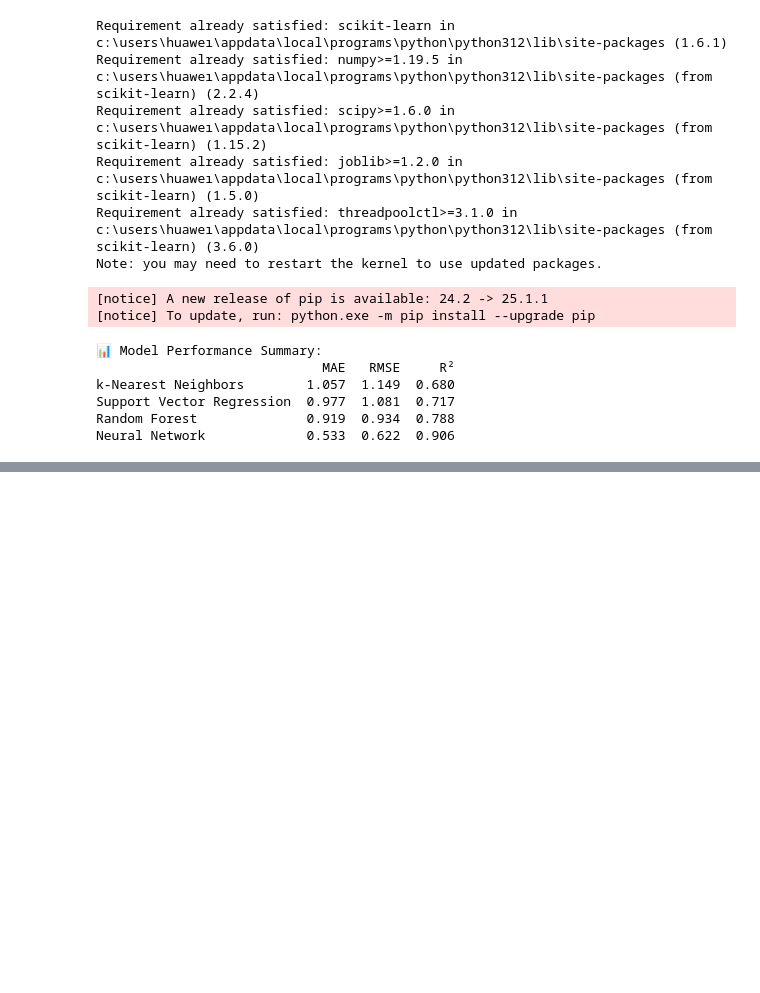
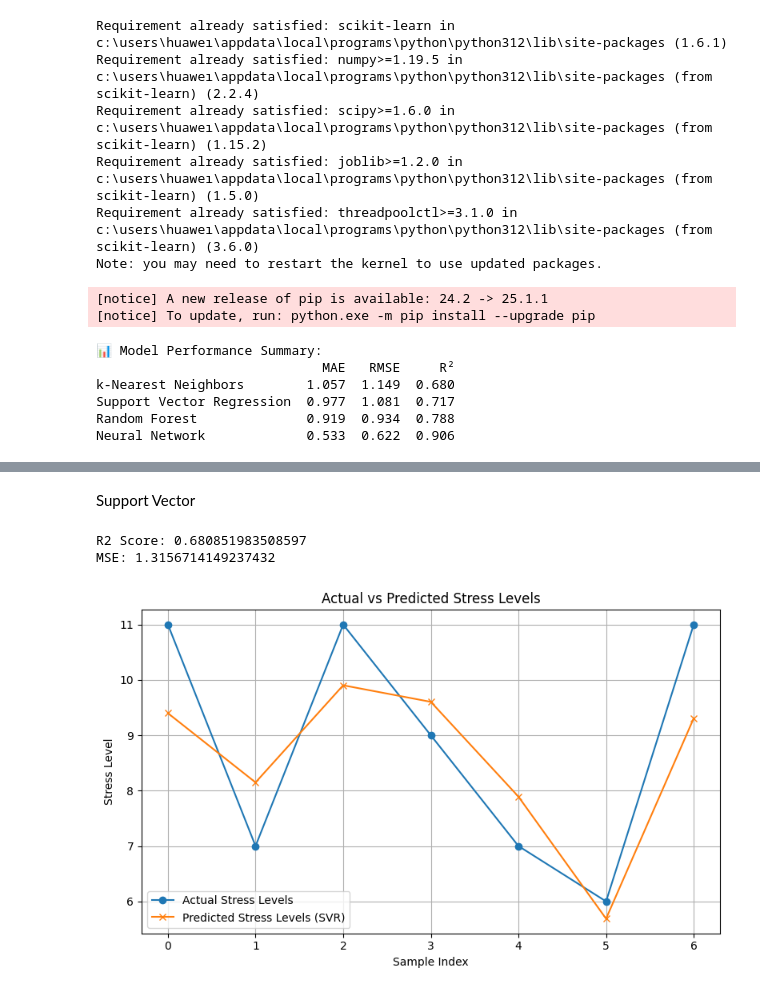
Before and after one commit to PelinAvramoglu/stresslevelanalysis, a Jupyter notebook: dsa-project.ipynb, the cells around one changed output, grey strips where cells are left out. Cells and saved outputs as stored; diff of their text form; code cells hidden in the pictures; blank space fills up the shorter version.

```diff
--- a/dsa-project.ipynb
+++ b/dsa-project.ipynb
@@ -380,0 +490,60 @@ print(df[['StudyDuration', 'SleepDuration', 'CaffeineIntake', 'DaysUntilExam', '
+# %% [markdown]
+Support Vector
+# %%
+import pandas as pd
+from sklearn.model_selection import train_test_split
+from sklearn.preprocessing import StandardScaler
+from sklearn.svm import SVR
+from sklearn.metrics import mean_squared_error, r2_score
+import matplotlib.pyplot as plt
+
+# Load data
+df = pd.read_excel("stresslevel.xlsx")
+
+# Encode categorical features
+df = pd.get_dummies(df, columns=["Route", "DayOfWeek", "ExamPhase"], drop_first=True)
+df["IsExamDay"] = df["IsExamDay"].map({"Yes": 1, "No": 0})
+
+# Features and target
+X = df.drop(columns=["Date", "StressLevelAfter"])
+y = df["StressLevelAfter"]
+
+# Split into train and test
+X_train, X_test, y_train, y_test = train_test_split(X, y, test_size=0.2, random_state=42)
+
+# Standardize the data
+scaler_X = StandardScaler()
+scaler_y = StandardScaler()
+
+X_train_scaled = scaler_X.fit_transform(X_train)
+X_test_scaled = scaler_X.transform(X_test)
+
+y_train_scaled = scaler_y.fit_transform(y_train.values.reshape(-1, 1)).ravel()
+
+# Train SVR
+svr = SVR(kernel='rbf')
+svr.fit(X_train_scaled, y_train_scaled)
+
+# Predict and inverse scale
+y_pred_scaled = svr.predict(X_test_scaled)
+y_pred = scaler_y.inverse_transform(y_pred_scaled.reshape(-1, 1)).ravel()
+
+# Evaluation
+print("R2 Score:", r2_score(y_test, y_pred))
+print("MSE:", mean_squared_error(y_test, y_pred))
+
+# Plotting
+plt.figure(figsize=(8, 5))
+plt.plot(y_test.values, label="Actual Stress Levels", marker='o')
+plt.plot(y_pred, label="Predicted Stress Levels (SVR)", marker='x')
+plt.title("Actual vs Predicted Stress Levels")
+plt.xlabel("Sample Index")
+plt.ylabel("Stress Level")
+plt.legend()
+plt.grid(True)
+plt.tight_layout()
+plt.show()
+# %% [output]
+R2 Score: 0.680851983508597
+MSE: 1.3156714149237432
+[figure, added]
```
Also changed, not shown: parts of 12 cells of this notebook.
